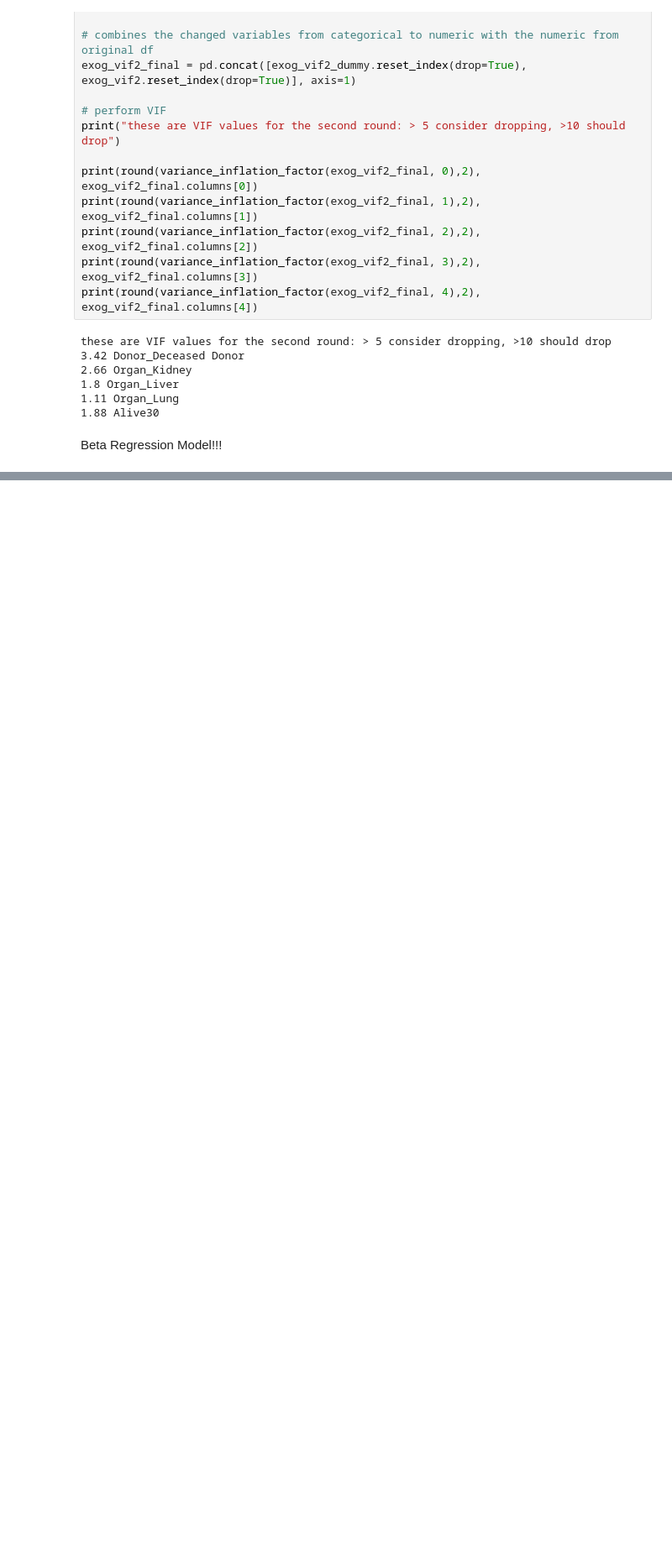
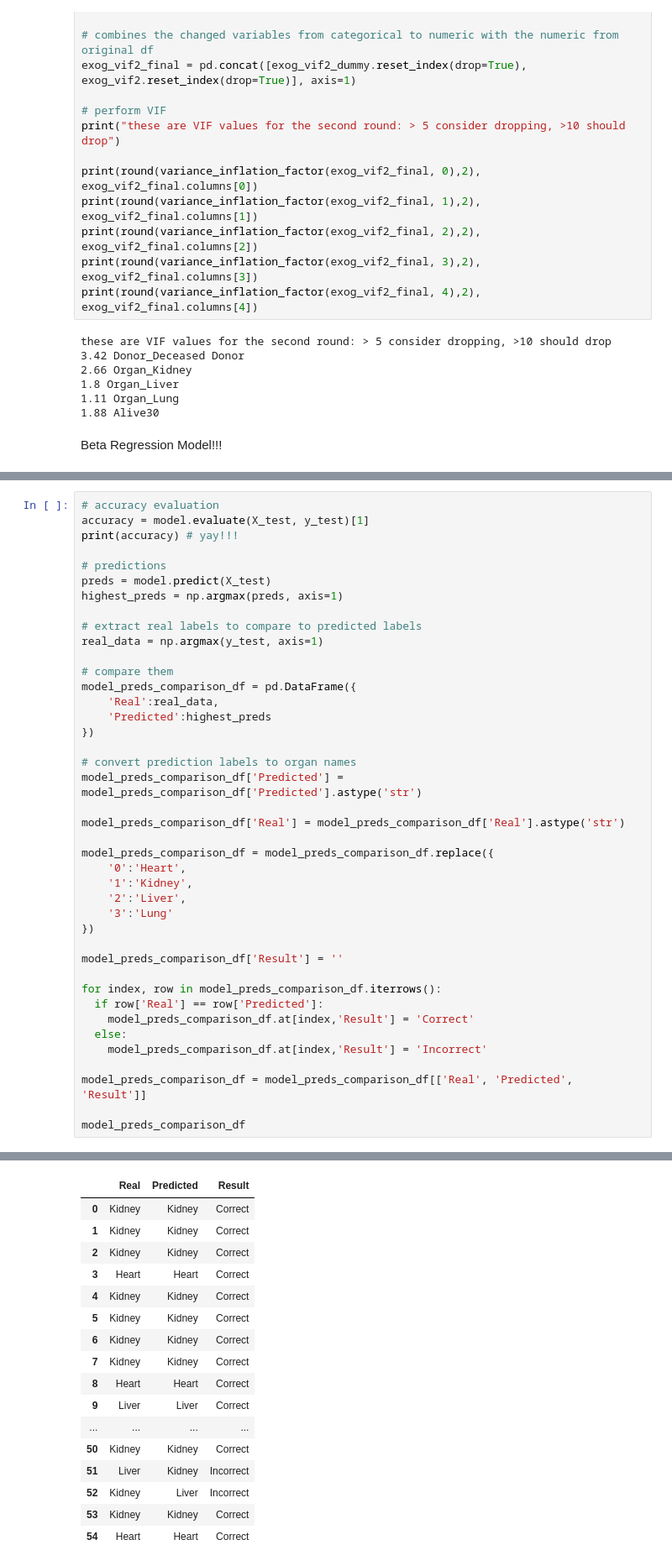
Before and after one commit to clbony/BDSCapstoneGrp12, a Jupyter notebook: Capstone_Group_12_v2.ipynb, the cells around one changed output, grey strips where cells are left out. Shown: that part at 84% size. Saved outputs shown, nothing was run; the diff lists cells and outputs as text; blank space fills up the shorter version.

```diff
--- a/Capstone_Group_12_v2.ipynb
+++ b/Capstone_Group_12_v2.ipynb
@@ -1038,0 +1335,42 @@ precision                4.9061      0.112     43.926      0.000       4.687
+# %%
+# accuracy evaluation
+accuracy = model.evaluate(X_test, y_test)[1]
+print(accuracy) # yay!!!
+
+# predictions
+preds = model.predict(X_test)
+highest_preds = np.argmax(preds, axis=1)
+
+# extract real labels to compare to predicted labels
+real_data = np.argmax(y_test, axis=1)
+
+# compare them
+model_preds_comparison_df = pd.DataFrame({
+    'Real':real_data,
+    'Predicted':highest_preds
+})
+
+# convert prediction labels to organ names
+model_preds_comparison_df['Predicted'] = model_preds_comparison_df['Predicted'].astype('str')
+
+model_preds_comparison_df['Real'] = model_preds_comparison_df['Real'].astype('str')
+
+model_preds_comparison_df = model_preds_comparison_df.replace({
+    '0':'Heart',
+    '1':'Kidney',
+    '2':'Liver',
+    '3':'Lung'
+})
+
+model_preds_comparison_df['Result'] = ''
+
+for index, row in model_preds_comparison_df.iterrows():
+  if row['Real'] == row['Predicted']:
+    model_preds_comparison_df.at[index,'Result'] = 'Correct'
+  else:
+    model_preds_comparison_df.at[index,'Result'] = 'Incorrect'
+
+model_preds_comparison_df = model_preds_comparison_df[['Real', 'Predicted', 'Result']]
+
+model_preds_comparison_df
+# %% [output]
@@ -1038,0 +1380,17 @@ precision                4.9061      0.112     43.926      0.000       4.687
+|  | Real | Predicted | Result |
+| 0 | Kidney | Kidney | Correct |
+| 1 | Kidney | Kidney | Correct |
+| 2 | Kidney | Kidney | Correct |
+| 3 | Heart | Heart | Correct |
+| 4 | Kidney | Kidney | Correct |
+| 5 | Kidney | Kidney | Correct |
+| 6 | Kidney | Kidney | Correct |
+| 7 | Kidney | Kidney | Correct |
+| 8 | Heart | Heart | Correct |
+| 9 | Liver | Liver | Correct |
+| ... | ... | ... | ... |
+| 50 | Kidney | Kidney | Correct |
+| 51 | Liver | Kidney | Incorrect |
+| 52 | Kidney | Liver | Incorrect |
+| 53 | Kidney | Kidney | Correct |
+| 54 | Heart | Heart | Correct |
```
Also changed, not shown: parts of 15 cells of this notebook.
